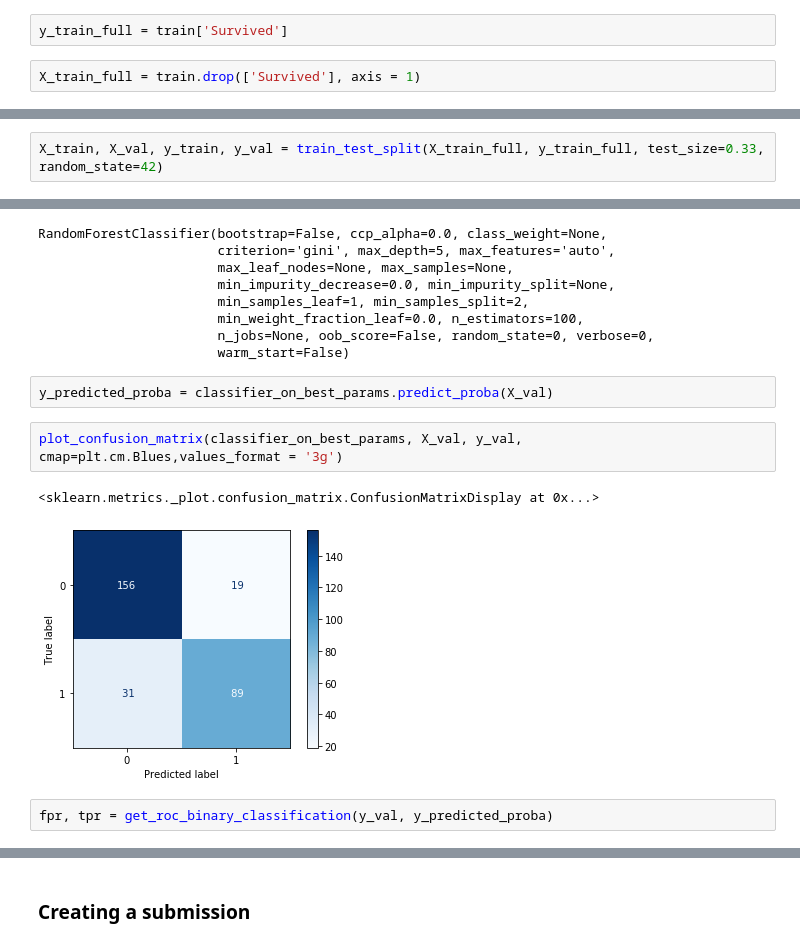
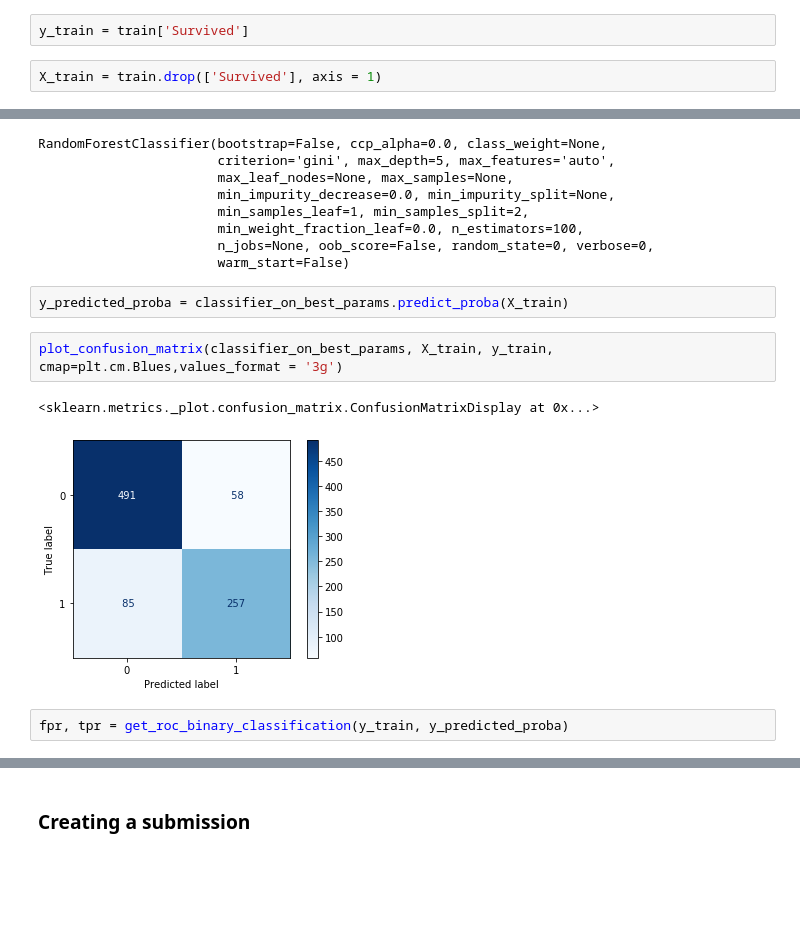
Before and after one commit to azat-khatyn/kaggle, a Jupyter notebook: titanic/titanic_binary_classification.ipynb, the cells around one changed output, grey strips where cells are left out. Cells and saved outputs as stored; diff of their text form; blank space fills up the shorter version.

```diff
--- a/titanic/titanic_binary_classification.ipynb
+++ b/titanic/titanic_binary_classification.ipynb
@@ -134,10 +170,8 @@ test  = test.drop(drop_elements, axis = 1)
 # %% [markdown]
 ### Use grid search with cross validation to find the best performing model
 # %%
-y_train_full = train['Survived']
+y_train = train['Survived']
 # %%
-X_train_full = train.drop(['Survived'], axis = 1)
+X_train = train.drop(['Survived'], axis = 1)
 # %%
 passenger_ids = passenger_id.to_frame()
-# %%
-X_train, X_val, y_train, y_val = train_test_split(X_train_full, y_train_full, test_size=0.33, random_state=42)
@@ -239,14 +276,14 @@ RandomForestClassifier(bootstrap=False, ccp_alpha=0.0, class_weight=None,
                        n_jobs=None, oob_score=False, random_state=0, verbose=0,
                        warm_start=False)
 # %%
-y_predicted_proba = classifier_on_best_params.predict_proba(X_val)
+y_predicted_proba = classifier_on_best_params.predict_proba(X_train)
 # %%
-plot_confusion_matrix(classifier_on_best_params, X_val, y_val, cmap=plt.cm.Blues,values_format = '3g')
+plot_confusion_matrix(classifier_on_best_params, X_train, y_train, cmap=plt.cm.Blues,values_format = '3g')
 # %% [output]
 <sklearn.metrics._plot.confusion_matrix.ConfusionMatrixDisplay at 0x...>
-[figure, old version]
+[figure, new version]
 # %%
-fpr, tpr = get_roc_binary_classification(y_val, y_predicted_proba)
+fpr, tpr = get_roc_binary_classification(y_train, y_predicted_proba)
 # %%
 plot_roc_curve(fpr, tpr)
 # %% [output]
```
Also changed, not shown: parts of 12 cells of this notebook, 1 other file.
